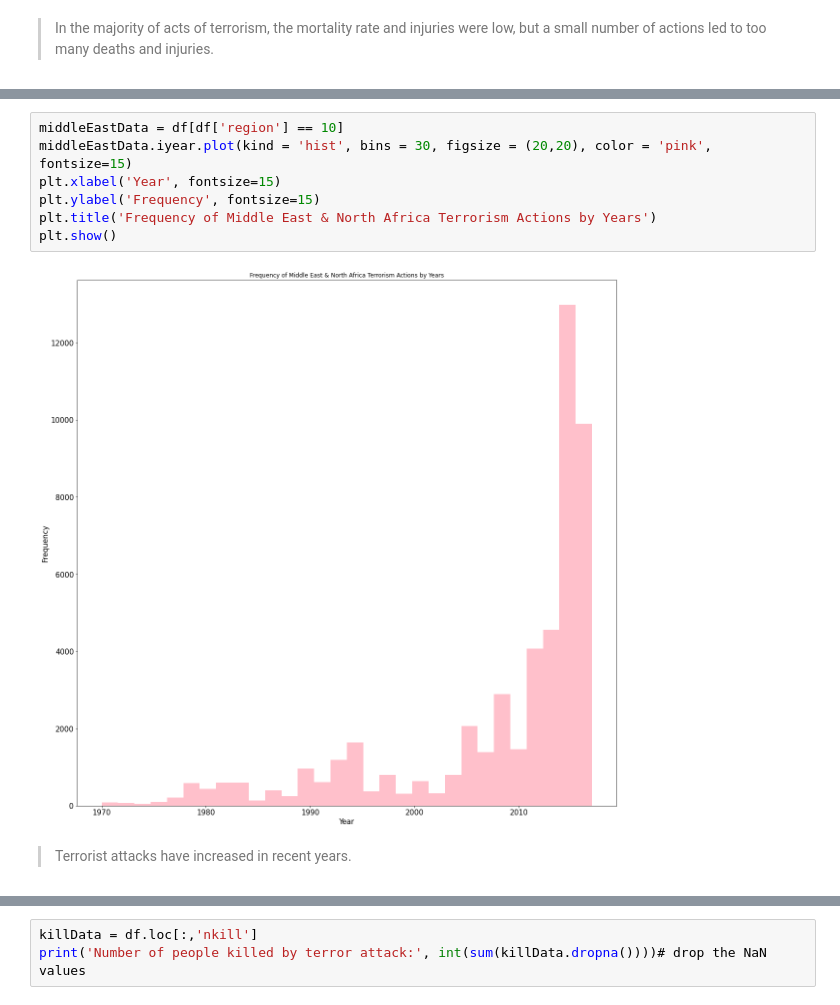
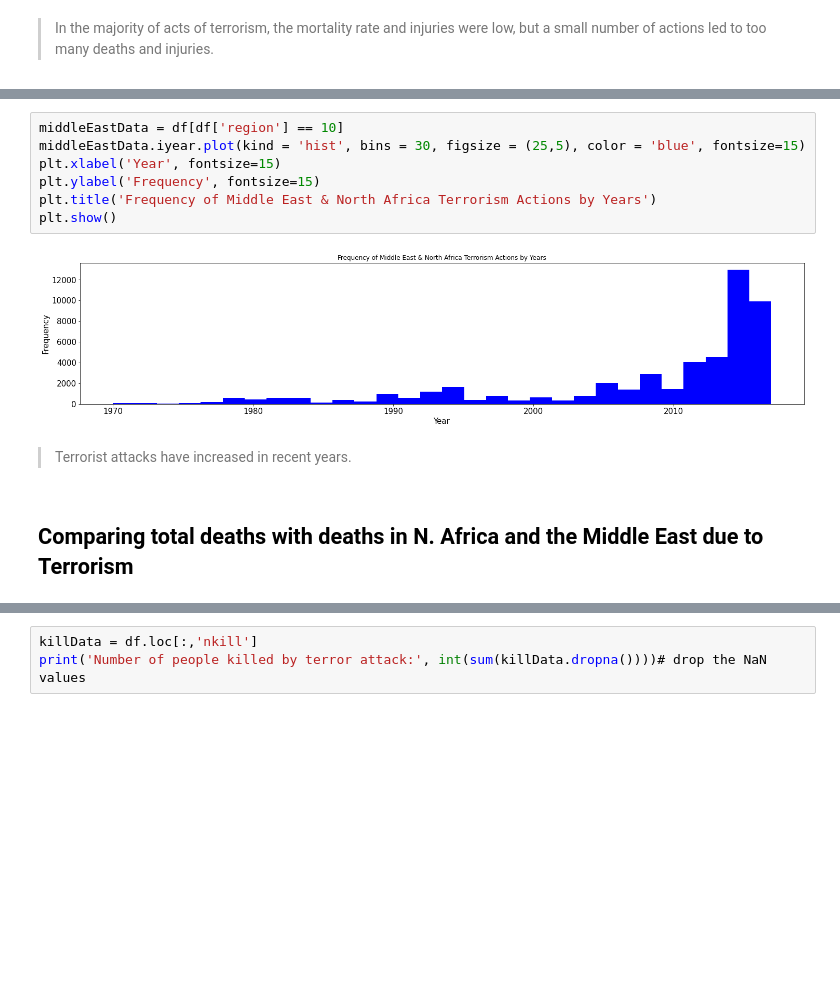
Before and after one commit to Sabyasachi-Seal/LGMVIP-DataScience, a Jupyter notebook: ExploratoryAnalysis-Terrosirm/terrorism.ipynb, the cells around one changed output, grey strips where cells are left out. Saved outputs shown, nothing was run; the diff lists cells and outputs as text; blank space fills up the shorter version.

```diff
--- a/ExploratoryAnalysis-Terrosirm/terrorism.ipynb
+++ b/ExploratoryAnalysis-Terrosirm/terrorism.ipynb
@@ -52,12 +59,14 @@ plt.show()
 # %%
 middleEastData = df[df['region'] == 10]
-middleEastData.iyear.plot(kind = 'hist', bins = 30, figsize = (20,20), color = 'pink', fontsize=15)
+middleEastData.iyear.plot(kind = 'hist', bins = 30, figsize = (25,5), color = 'blue', fontsize=15)
 plt.xlabel('Year', fontsize=15)
 plt.ylabel('Frequency', fontsize=15)
 plt.title('Frequency of Middle East & North Africa Terrorism Actions by Years')
 plt.show()
 # %% [output]
-[figure, old version]
+[figure, new version]
 # %% [markdown]
 > Terrorist attacks have increased in recent years.
+# %% [markdown]
+## Comparing total deaths with deaths in N. Africa and the Middle East due to Terrorism
 # %%
```
Also changed, not shown: parts of 16 cells of this notebook.
